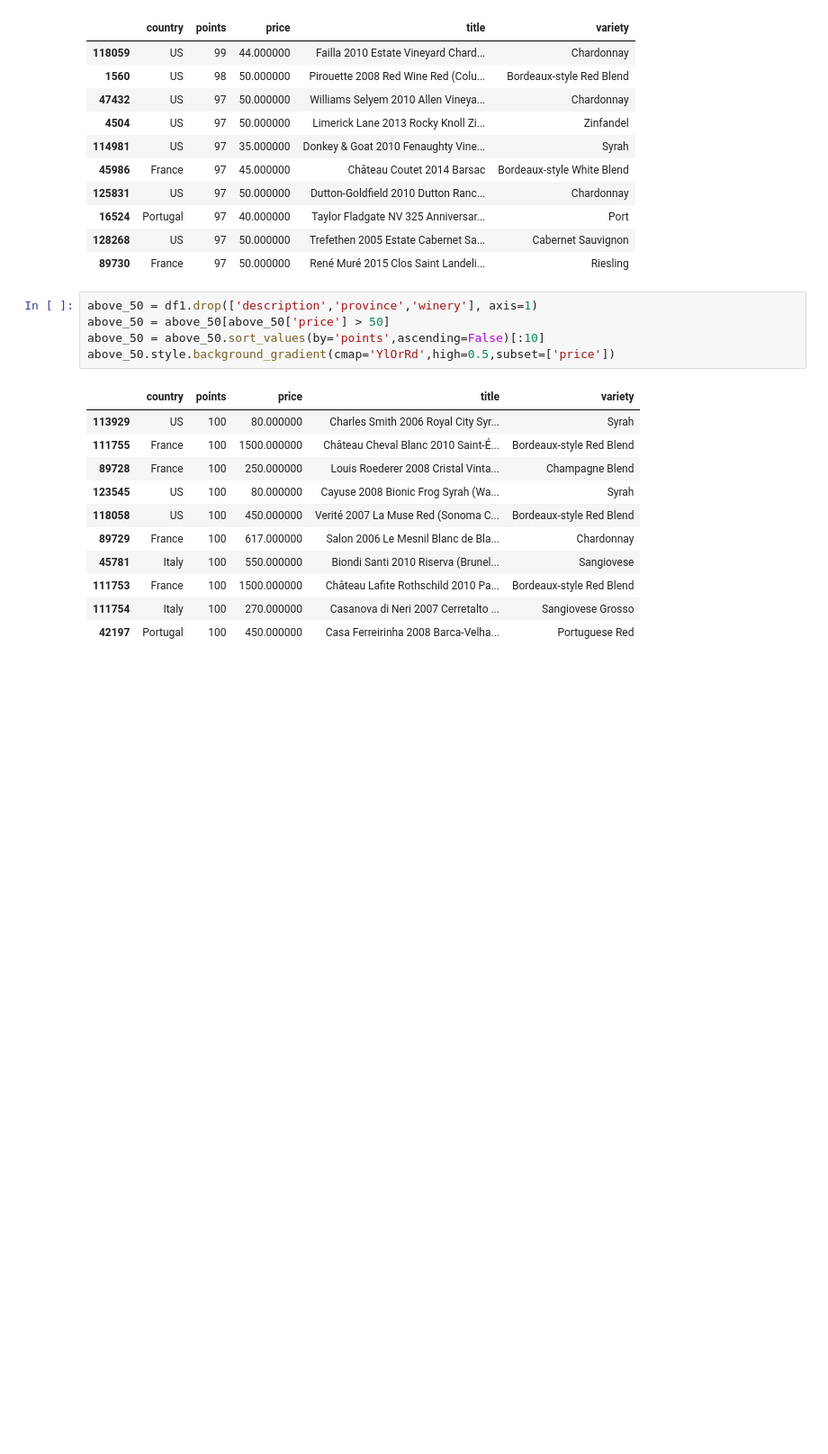
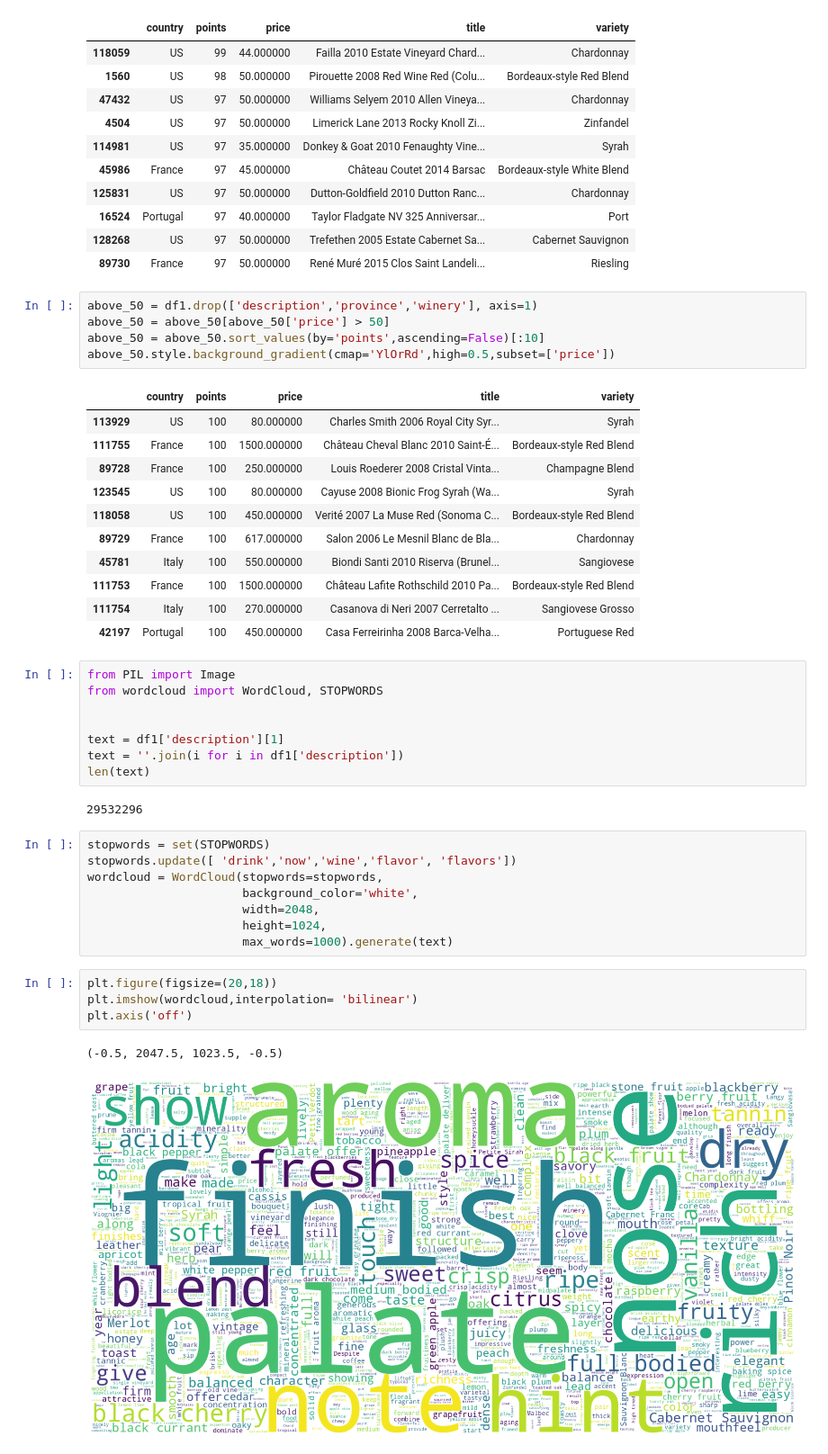
Before and after one commit to Niltonguerra/mineracaoDeDados6Semestre, a Jupyter notebook: Nilton_Dionisio_Guerra_P1.ipynb, the cells around one changed output. Shown at 90% size. Saved outputs shown, nothing was run; the diff lists cells and outputs as text; blank space fills up the shorter version.

```diff
--- a/Nilton_Dionisio_Guerra_P1.ipynb
+++ b/Nilton_Dionisio_Guerra_P1.ipynb
@@ -541,3 +538,28 @@ above_50.style.background_gradient(cmap='YlOrRd',high=0.5,subset=['price'])
 | 111753 | France | 100 | 1500.000000 | Château Lafite Rothschild 2010 Pa... | Bordeaux-style Red Blend |
 | 111754 | Italy | 100 | 270.000000 | Casanova di Neri 2007 Cerretalto ... | Sangiovese Grosso |
 | 42197 | Portugal | 100 | 450.000000 | Casa Ferreirinha 2008 Barca-Velha... | Portuguese Red |
+# %%
+from PIL import Image
+from wordcloud import WordCloud, STOPWORDS
+
+
+text = df1['description'][1]
+text = ''.join(i for i in df1['description'])
+len(text)
+# %% [output]
+29532296
+# %%
+stopwords = set(STOPWORDS)
+stopwords.update([ 'drink','now','wine','flavor', 'flavors'])
+wordcloud = WordCloud(stopwords=stopwords,
+                      background_color='white',
+                      width=2048,
+                      height=1024,
+                      max_words=1000).generate(text)
+# %%
+plt.figure(figsize=(20,18))
+plt.imshow(wordcloud,interpolation= 'bilinear')
+plt.axis('off')
+# %% [output]
+(-0.5, 2047.5, 1023.5, -0.5)
+[figure, added]
```
Also changed, not shown: parts of 1 cell of this notebook.
